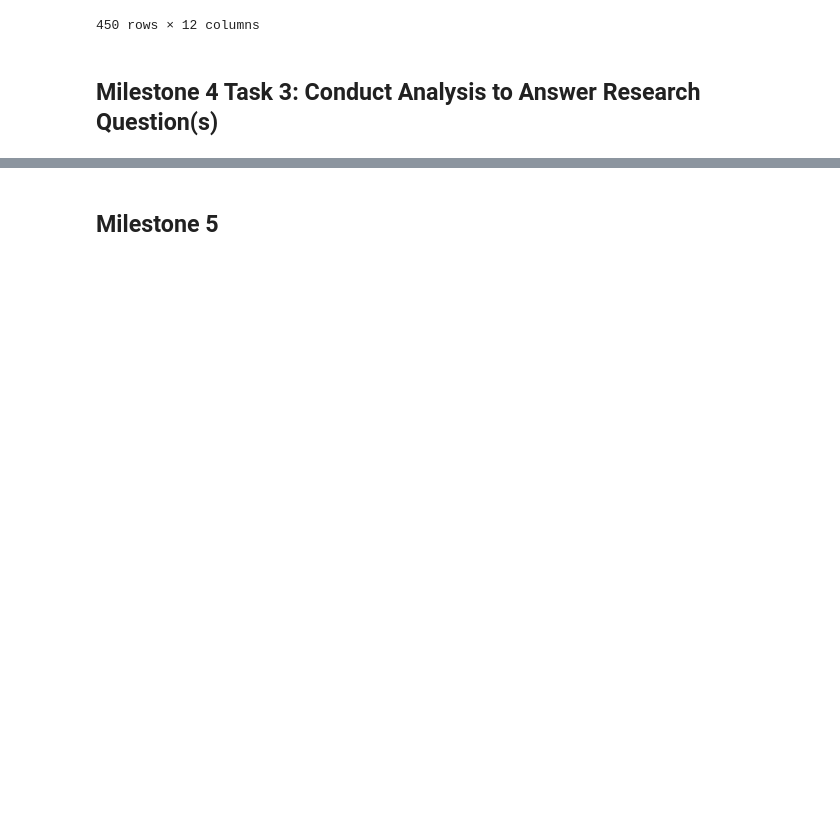
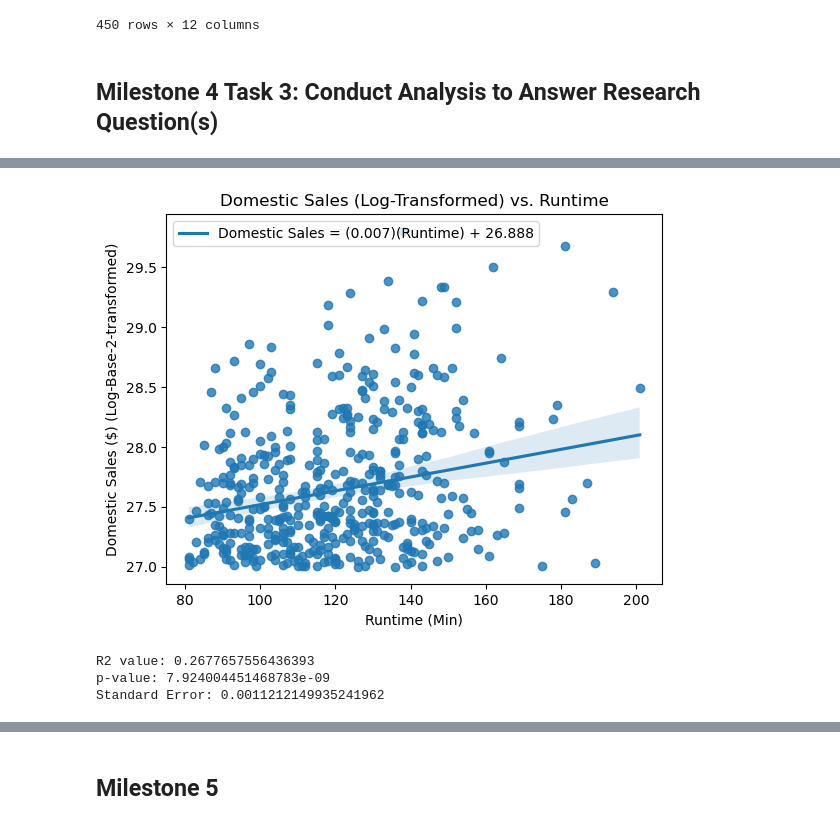
Before and after one commit to ubco-W2022T2-data301/project-group-group52, a Jupyter notebook: analysis/analysis2.ipynb, the cells around one changed output, grey strips where cells are left out. Saved outputs shown, nothing was run; the diff lists cells and outputs as text; code cells hidden in the pictures; blank space fills up the shorter version.

```diff
--- a/analysis/analysis2.ipynb
+++ b/analysis/analysis2.ipynb
@@ -620,0 +480,20 @@ Overall, all five variables - domestic sales, international sales, world sales,
+# %%
+from scipy import stats
+slope, intercept, r_value, p_value, std_err = stats.linregress(df['Runtime (Min)'],df['Domestic Sales (Log)'])
+ax = sns.regplot(data=df,
+            x='Runtime (Min)',
+            y='Domestic Sales (Log)',
+            line_kws={'label':"Domestic Sales = ({0:.3f})(Runtime) + {1:.3f}".format(slope,intercept)},
+            robust=True,
+           )
+ax.legend()
+ax.set(title = 'Domestic Sales (Log-Transformed) vs. Runtime',
+       ylabel = 'Domestic Sales ($) (Log-Base-2-transformed)',
+      )
+plt.show()
+print(f"R2 value: {r_value}\np-value: {p_value}\nStandard Error: {std_err}")
+# %% [output]
+[figure, added]
+R2 value: 0.2677657556436393
+p-value: 7.924004451468783e-09
+Standard Error: 0.0011212149935241962
```
Also changed, not shown: parts of 80 cells of this notebook, 28 other files.
